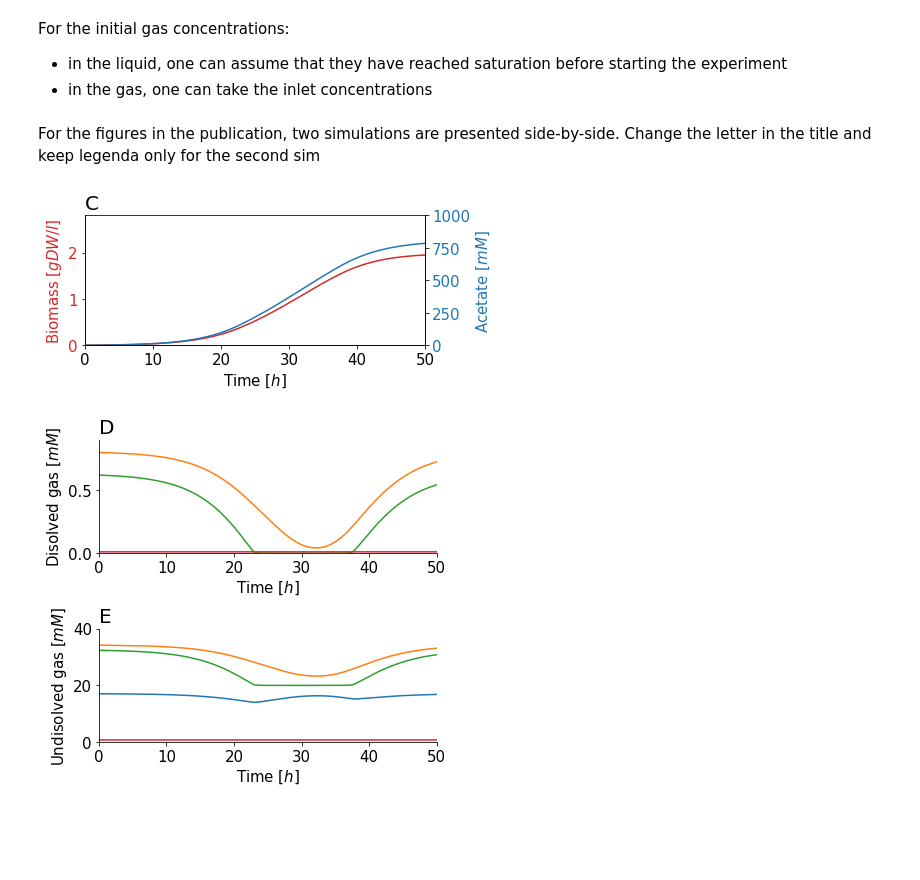
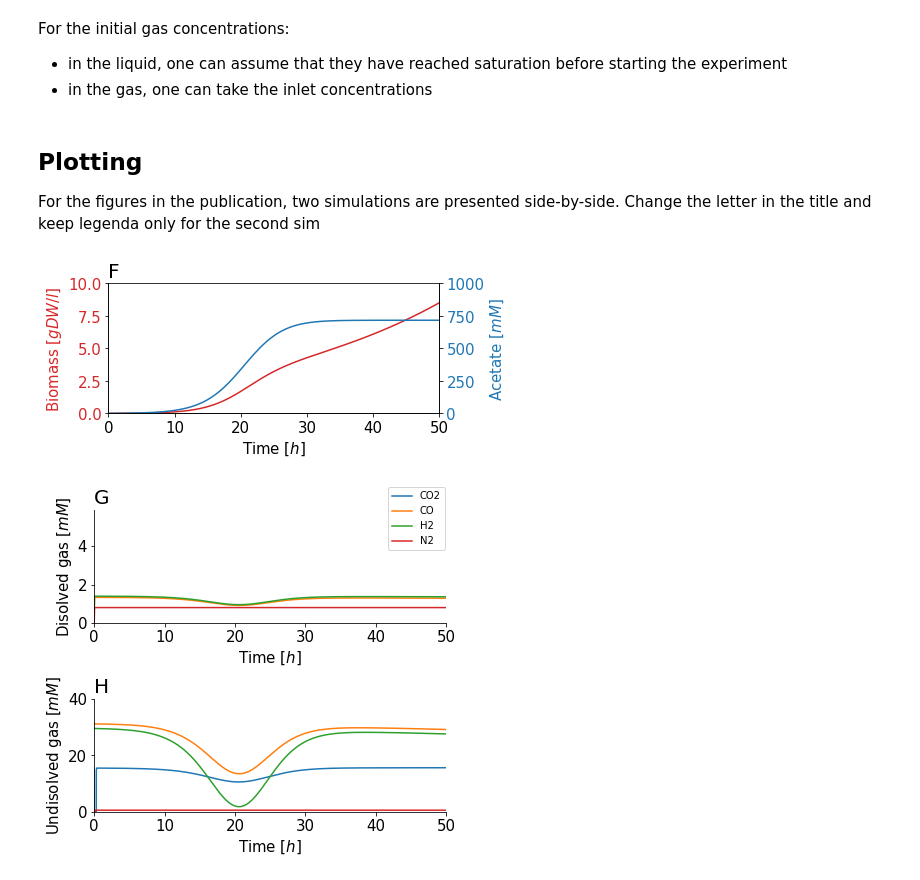
Before and after one commit to biosustain/CO2_fixation_models, a Jupyter notebook: Scripts/03_Acetogens_BubbleColumnModelWithCGas.ipynb, the cells around one changed output. Drawn from its saved outputs; the diff is of its cells as text; code cells hidden in the pictures; blank space fills up the shorter version.

```diff
--- a/Scripts/03_Acetogens_BubbleColumnModelWithCGas.ipynb
+++ b/Scripts/03_Acetogens_BubbleColumnModelWithCGas.ipynb
@@ -475,3 +207,33 @@ def R_N2(c_n2,cG_n2,cG_Gas):
+# %%
+# Load Henry's Law Constants:
+DR = pd.read_csv("../Data/HenrysLawData.csv", index_col = "Compound")["DR"]
+HR = pd.read_csv("../Data/HenrysLawData.csv", index_col = "Compound")["HR"]
+kh = pd.read_csv("../Data/HenrysLawData.csv", index_col = "Compound")["k"]
+theta = 1.022 # temperature correction factor
+
+# Henry's law constant:
+HT_CO2 = HR["CO2"] * math.e**(kh["CO2"]*(1/T-1/298.15)) * 10**(-5) #[mol/m^3*Pa]
+HT_CO = HR["CO"] * math.e**(kh["CO"]*(1/T-1/298.15)) * 10**(-5) #[mol/m^3*Pa]
+HT_H2 = HR["H2"] * math.e**(kh["H2"]*(1/T-1/298.15)) * 10**(-5) #[mol/m^3*Pa]
+HT_N2 = HR["N2"] * math.e**(kh["N2"]*(1/T-1/298.15)) * 10**(-5) #[mol/m^3*Pa]
+
+KLa_CO2 = 0.32 * (DR["CO2"]/DR["O2"])**0.5 * v_gas**0.7 * theta**(T-293.15) * 3600 #[1/s]
+KLa_CO = 0.32 * (DR["CO"]/DR["O2"])**0.5 * v_gas**0.7 * theta**(T-293.15) * 3600 #[1/s]
+KLa_H2 = 0.32 * (DR["H2"]/DR["O2"])**0.5 * v_gas**0.7 * theta**(T-293.15) * 3600 #[1/s]
+KLa_N2 = 0.32 * (DR["N2"]/DR["O2"])**0.5 * v_gas**0.7 * theta**(T-293.15) * 3600 #[1/s]
+
+# Transfer rate
+def R_CO2(c_co2,cG_co2,cG_Gas):
+    return KLa_CO2 * (HT_CO2 * p_m - c_co2)
+
+def R_CO(c_co,cG_co,cG_Gas):
+    return KLa_CO * (HT_CO * p_m - c_co)
+
+def R_H2(c_h2,cG_h2,cG_Gas):
+    return KLa_H2 * (HT_H2 * p_m - c_h2)
+
+def R_N2(c_n2,cG_n2,cG_Gas):
+    return KLa_N2 * (HT_N2 * p_m - c_n2)
 # %% [markdown]
 <div><b>Box 1:</b> Mass Balances; Accumulation = In - Out + Production - Consumption</div>
 <br>
@@ -526,11 +288,10 @@ cG_n2_in = y_n2 * p_m/(R*T)
 c_co2_0 = HT_CO2 * y_co2 * p_m
 c_co_0 =  HT_CO * y_co * p_m
 c_h2_0 =  HT_H2 * y_h2 * p_m
-c_n2_0 =  HT_H2 * y_n2 * p_m
+c_n2_0 =  HT_N2 * y_n2 * p_m
 
 cG_Gas_0 = cG_co2_in+cG_co_in+cG_h2_in+cG_n2_in
 
-#z0=[c_n2_0,cG_n2_in]
 z0=[0.1,0.1,0,c_co2_0,c_co_0,c_h2_0,c_n2_0,cG_co2_in,cG_co_in,cG_h2_in,cG_n2_in]
 
 #step function
@@ -540,10 +301,12 @@ t = np.linspace(0,t_rt,1000)
 #solve ODE
 z = odeint(model,z0,t)
 # %% [markdown]
+## Plotting
+
 For the figures in the publication, two simulations are presented side-by-side. Change the letter in the title and keep legenda only for the second sim
 # %%
-sim = 1
-#sim = 2
+#sim = 1
+sim = 2
 # %%
 fig, ax1 = plt.subplots(figsize=(6.5,3))
 
@@ -556,7 +319,7 @@ color = 'tab:red'
 ax1.set_xlabel(r'Time [$h$]', fontsize=15)
 ax1.set_ylabel(r'Biomass [$gDW/l$]', color=color, fontsize=15)
 ax1.plot(t, (z[:,0]+z[:,1])*24.6/1000, color=color) #Sum of carboxydotrophic and homoacetogenic, converted to gDW assuming C1 H1.8 O0.5 N0.2
-ax1.axis([0, t_rt, 0, 2.8])
+ax1.axis([0, t_rt, 0, 10])
 ax1.tick_params(axis='y', labelcolor=color)
 ax1.tick_params(axis='both', which='major', labelsize=15)
 
@@ -582,33 +345,33 @@ if sim == 1: plt.title("D", fontdict = {'fontsize': 20}, loc = "left")
 elif sim == 2: plt.title("G", fontdict = {'fontsize': 20}, loc = "left")
 else: plt.title("")
 plt.plot(t,z[:,3])
 plt.plot(t,z[:,4])
 plt.plot(t,z[:,5])
 plt.plot(t,z[:,6])
 plt.xlabel(r'Time [$h$]', fontsize=15)
 plt.ylabel(r'Disolved gas [$mM$]', fontsize=15)
-plt.axis([0, t_rt, 0, 0.9])
+plt.axis([0, t_rt, 0, 5.9])
 plt.tick_params(axis='both', which='major', labelsize=15)
 #ax.spines['right'].set_visible(False)
 #ax.spines['top'].set_visible(False)
 if sim == 2: plt.legend(['CO2','CO',"H2","N2"],bbox_to_anchor=(0.82, 0.6))
 
 plt.subplot(2,1,2)
 if sim == 1: plt.title("E", fontdict = {'fontsize': 20}, loc = "left")
 elif sim == 2: plt.title("H", fontdict = {'fontsize': 20}, loc = "left")
 else: plt.title("")
 plt.plot(t,z[:,7])
 plt.plot(t,z[:,8])
 plt.plot(t,z[:,9])
 plt.plot(t,z[:,10])
 plt.xlabel(r'Time [$h$]', fontsize=15)
 plt.ylabel(r'Undisolved gas [$mM$]', fontsize=15)
 plt.axis([0, t_rt, 0, 40])
 plt.tick_params(axis='both', which='major', labelsize=15)
 #plt.rcParams['axes.spines.right'] = False
 #plt.rcParams['axes.spines.top'] = False
 #plt.legend(['CO2','CO',"H2","N2"])
 fig.tight_layout()
 # %% [output]
-[figure, old version]
+[figure, new version]
-[figure, old version]
+[figure, new version]
```
Also changed, not shown: parts of 30 cells of this notebook.
